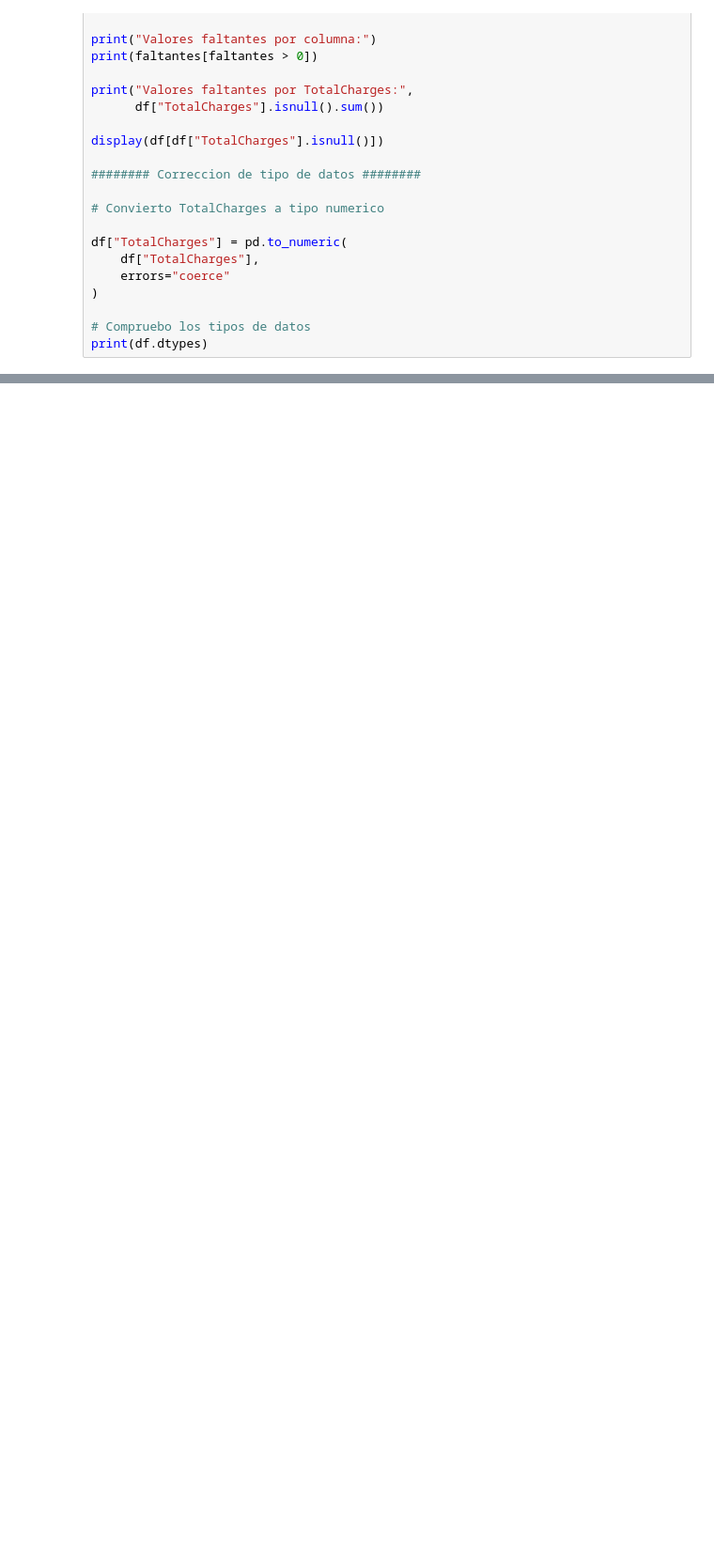
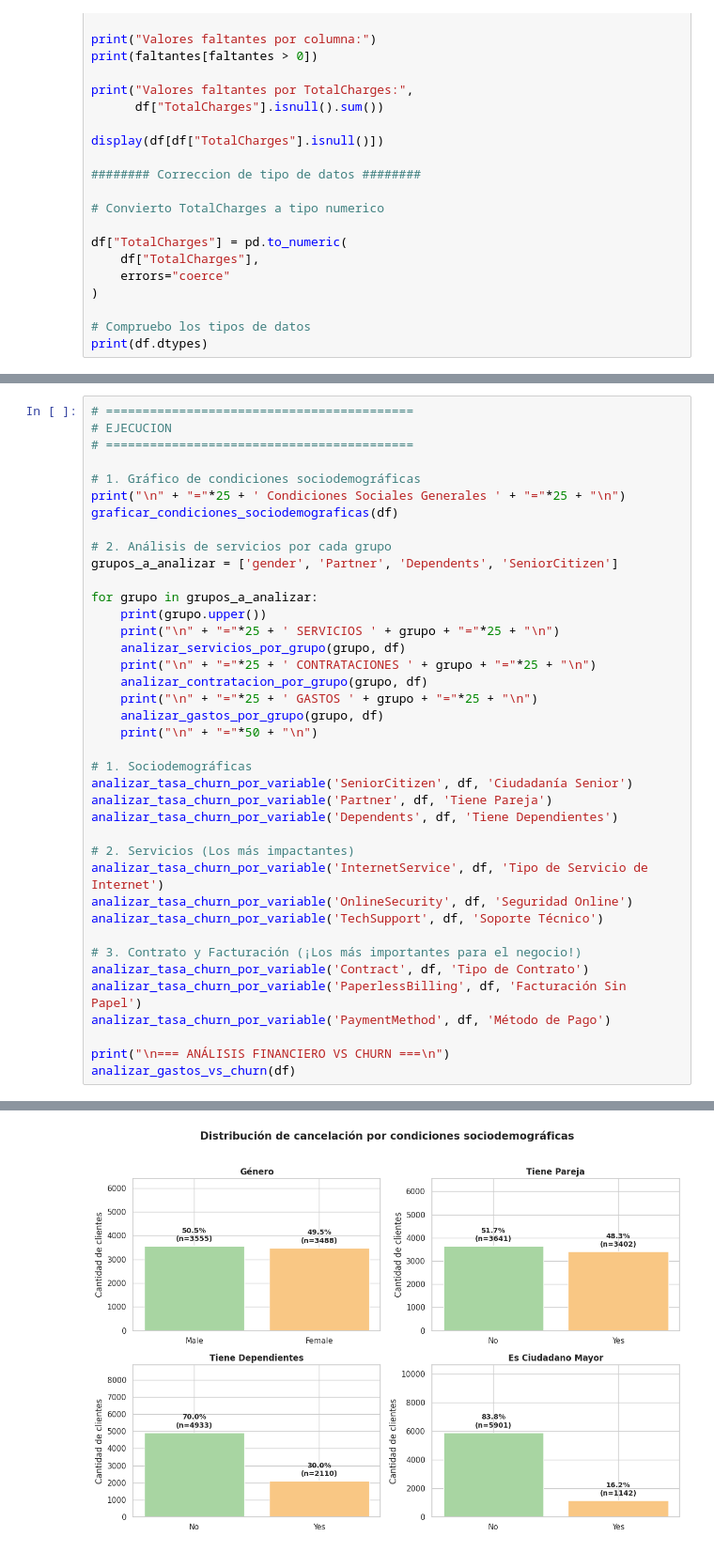
Before and after one commit to DylanCespedes/TPI_AnalisisDeDatos_Grupo2, a Jupyter notebook: TPI Analisis de datos/notebooks/TPI_Grupo2.ipynb, the cells around one changed output, grey strips where cells are left out. Shown at 94% size. Drawn from its saved outputs; the diff is of its cells as text; blank space fills up the shorter version.

```diff
--- a/TPI Analisis de datos/notebooks/TPI_Grupo2.ipynb
+++ b/TPI Analisis de datos/notebooks/TPI_Grupo2.ipynb
@@ -126,0 +761,40 @@ for i, columna in enumerate(columnas_numericas):
+# %%
+# ==========================================
+# EJECUCION
+# ==========================================
+
+# 1. Gráfico de condiciones sociodemográficas
+print("\n" + "="*25 + ' Condiciones Sociales Generales ' + "="*25 + "\n")
+graficar_condiciones_sociodemograficas(df)
+
+# 2. Análisis de servicios por cada grupo
+grupos_a_analizar = ['gender', 'Partner', 'Dependents', 'SeniorCitizen']
+
+for grupo in grupos_a_analizar:
+    print(grupo.upper())
+    print("\n" + "="*25 + ' SERVICIOS ' + grupo + "="*25 + "\n")
+    analizar_servicios_por_grupo(grupo, df)
+    print("\n" + "="*25 + ' CONTRATACIONES ' + grupo + "="*25 + "\n")
+    analizar_contratacion_por_grupo(grupo, df)
+    print("\n" + "="*25 + ' GASTOS ' + grupo + "="*25 + "\n")
+    analizar_gastos_por_grupo(grupo, df)
+    print("\n" + "="*50 + "\n")
+
+# 1. Sociodemográficas
+analizar_tasa_churn_por_variable('SeniorCitizen', df, 'Ciudadanía Senior')
+analizar_tasa_churn_por_variable('Partner', df, 'Tiene Pareja')
+analizar_tasa_churn_por_variable('Dependents', df, 'Tiene Dependientes')
+
+# 2. Servicios (Los más impactantes)
+analizar_tasa_churn_por_variable('InternetService', df, 'Tipo de Servicio de Internet')
+analizar_tasa_churn_por_variable('OnlineSecurity', df, 'Seguridad Online')
+analizar_tasa_churn_por_variable('TechSupport', df, 'Soporte Técnico')
+
+# 3. Contrato y Facturación (¡Los más importantes para el negocio!)
+analizar_tasa_churn_por_variable('Contract', df, 'Tipo de Contrato')
+analizar_tasa_churn_por_variable('PaperlessBilling', df, 'Facturación Sin Papel')
+analizar_tasa_churn_por_variable('PaymentMethod', df, 'Método de Pago')
+
+print("\n=== ANÁLISIS FINANCIERO VS CHURN ===\n")
+analizar_gastos_vs_churn(df)
+# %% [output]
@@ -126,0 +802 @@ for i, columna in enumerate(columnas_numericas):
+[figure, added]
```
Also changed, not shown: parts of 11 cells of this notebook.
